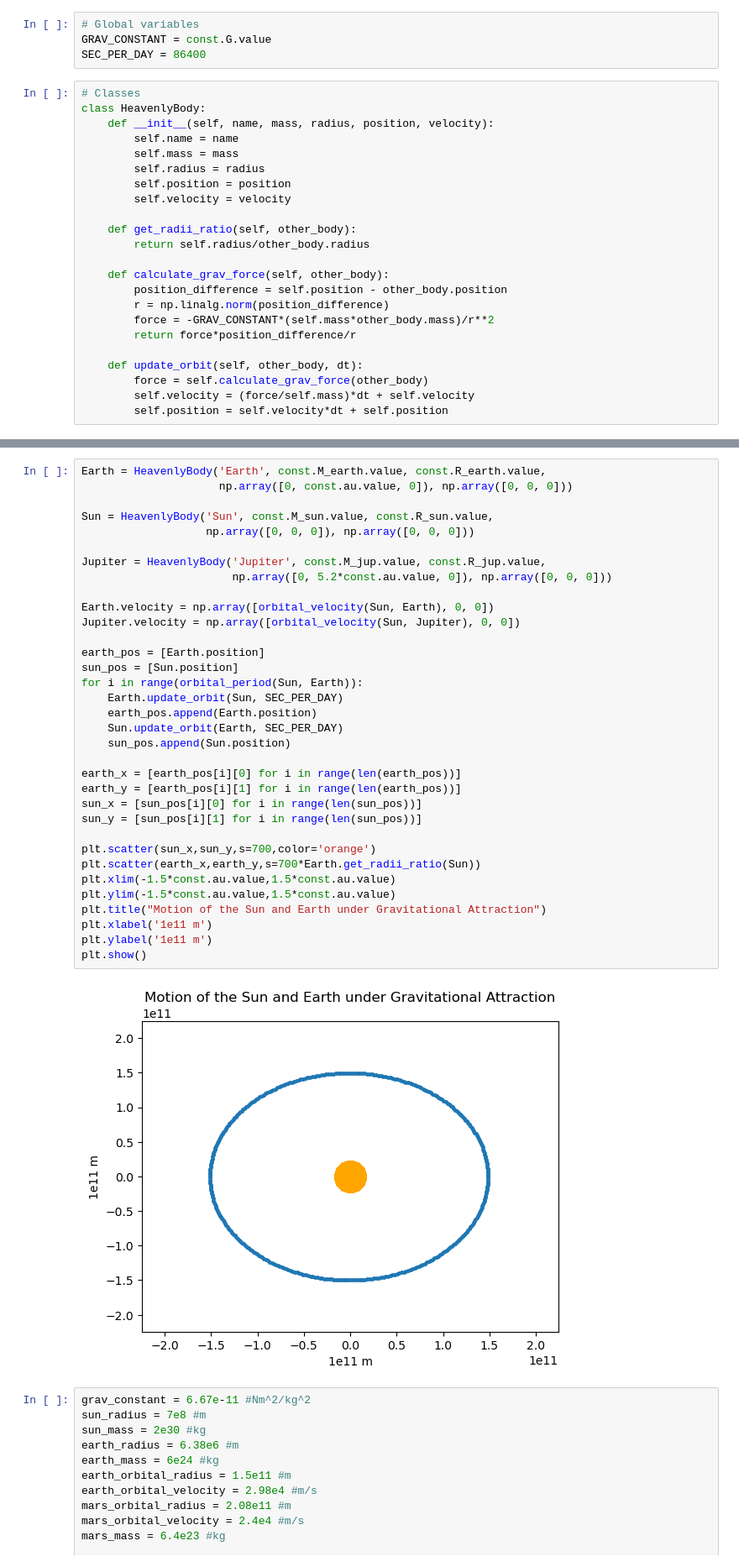
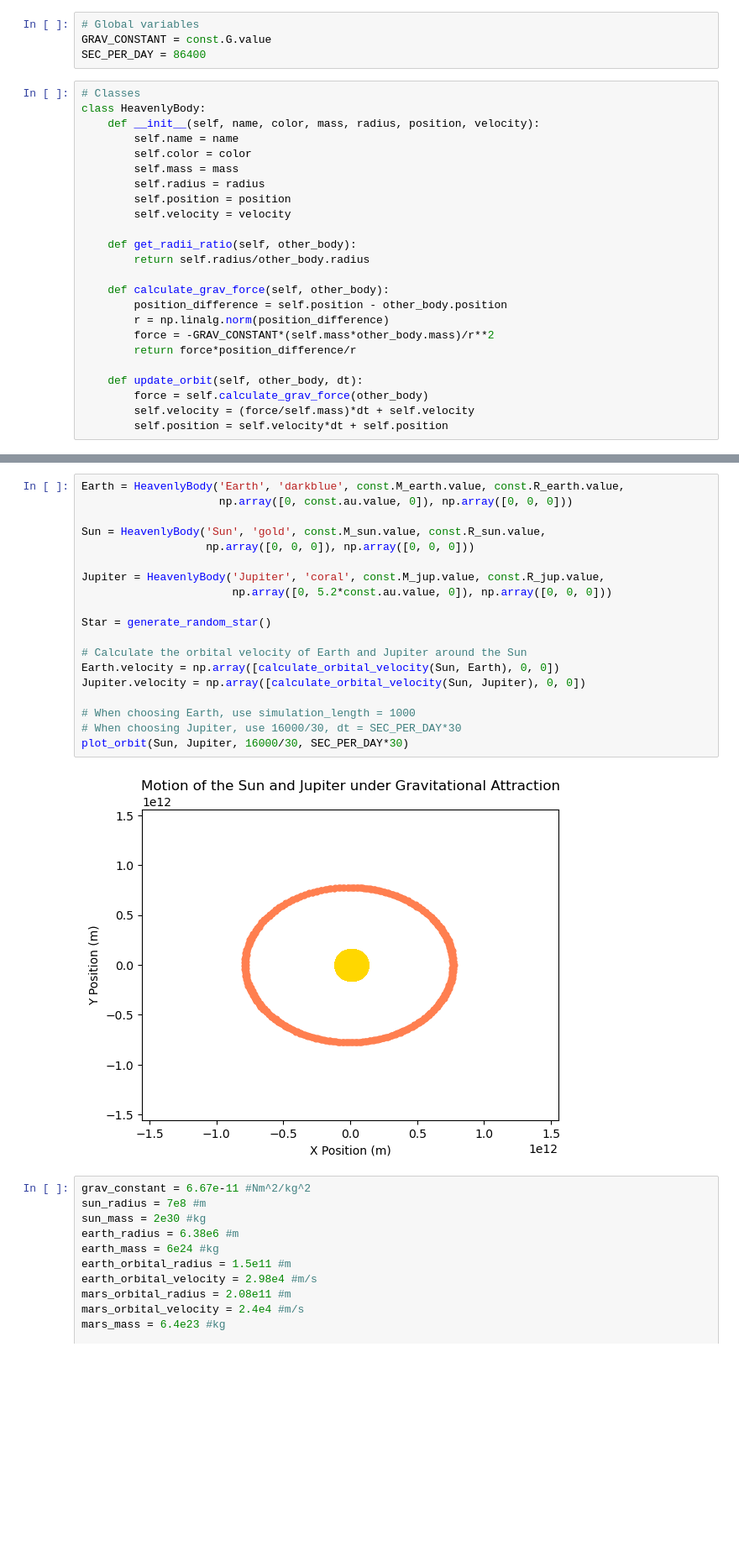
Before and after one commit to rmorefield/nasagsfc_project, a Jupyter notebook: Project_for_NASA_GSFC.ipynb, the cells around one changed output, grey strips where cells are left out. Shown: that part at 84% size. Saved outputs shown, nothing was run; the diff lists cells and outputs as text; blank space fills up the shorter version.

Commit message:
Made a star class using NASA Exoplanet Archive data and made a plot orbit function

```diff
--- a/Project_for_NASA_GSFC.ipynb
+++ b/Project_for_NASA_GSFC.ipynb
@@ -24,8 +24,9 @@ SEC_PER_DAY = 86400
 # %%
 # Classes
 class HeavenlyBody:
-    def __init__(self, name, mass, radius, position, velocity):
+    def __init__(self, name, color, mass, radius, position, velocity):
         self.name = name
+        self.color = color
         self.mass = mass
         self.radius = radius
         self.position = position
@@ -56,39 +105,24 @@ def orbital_velocity(star, planet):
 # %%
-Earth = HeavenlyBody('Earth', const.M_earth.value, const.R_earth.value,
+Earth = HeavenlyBody('Earth', 'darkblue', const.M_earth.value, const.R_earth.value,
                      np.array([0, const.au.value, 0]), np.array([0, 0, 0]))
 
-Sun = HeavenlyBody('Sun', const.M_sun.value, const.R_sun.value,
+Sun = HeavenlyBody('Sun', 'gold', const.M_sun.value, const.R_sun.value,
                    np.array([0, 0, 0]), np.array([0, 0, 0]))
 
-Jupiter = HeavenlyBody('Jupiter', const.M_jup.value, const.R_jup.value,
+Jupiter = HeavenlyBody('Jupiter', 'coral', const.M_jup.value, const.R_jup.value,
                        np.array([0, 5.2*const.au.value, 0]), np.array([0, 0, 0]))
 
-Earth.velocity = np.array([orbital_velocity(Sun, Earth), 0, 0])
-Jupiter.velocity = np.array([orbital_velocity(Sun, Jupiter), 0, 0])
+Star = generate_random_star()
 
-earth_pos = [Earth.position]
-sun_pos = [Sun.position]
-for i in range(orbital_period(Sun, Earth)):
-    Earth.update_orbit(Sun, SEC_PER_DAY)
-    earth_pos.append(Earth.position)
-    Sun.update_orbit(Earth, SEC_PER_DAY)
-    sun_pos.append(Sun.position)
+# Calculate the orbital velocity of Earth and Jupiter around the Sun
+Earth.velocity = np.array([calculate_orbital_velocity(Sun, Earth), 0, 0])
+Jupiter.velocity = np.array([calculate_orbital_velocity(Sun, Jupiter), 0, 0])
 
-earth_x = [earth_pos[i][0] for i in range(len(earth_pos))]
-earth_y = [earth_pos[i][1] for i in range(len(earth_pos))]
-sun_x = [sun_pos[i][0] for i in range(len(sun_pos))]
-sun_y = [sun_pos[i][1] for i in range(len(sun_pos))]
-
-plt.scatter(sun_x,sun_y,s=700,color='orange')
-plt.scatter(earth_x,earth_y,s=700*Earth.get_radii_ratio(Sun))
-plt.xlim(-1.5*const.au.value,1.5*const.au.value)
-plt.ylim(-1.5*const.au.value,1.5*const.au.value)
-plt.title("Motion of the Sun and Earth under Gravitational Attraction")
-plt.xlabel('1e11 m')
-plt.ylabel('1e11 m')
-plt.show()
+# When choosing Earth, use simulation_length = 1000
+# When choosing Jupiter, use 16000/30, dt = SEC_PER_DAY*30
+plot_orbit(Sun, Jupiter, 16000/30, SEC_PER_DAY*30)
 # %% [output]
-[figure, old version]
+[figure, new version]
 # %%
 grav_constant = 6.67e-11 #Nm^2/kg^2
 sun_radius = 7e8 #m
```
Also changed, not shown: parts of 1 cell of this notebook.
